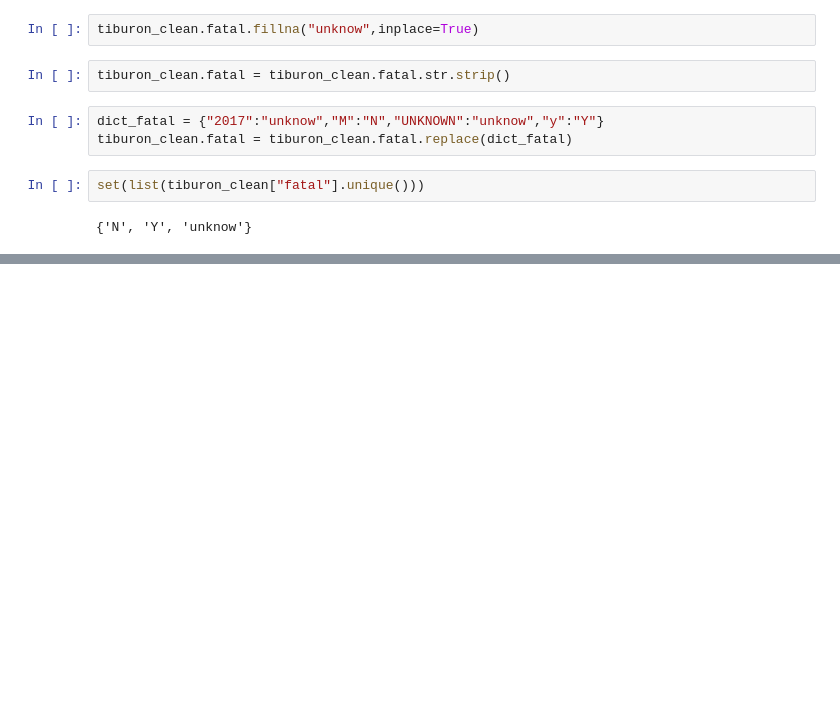
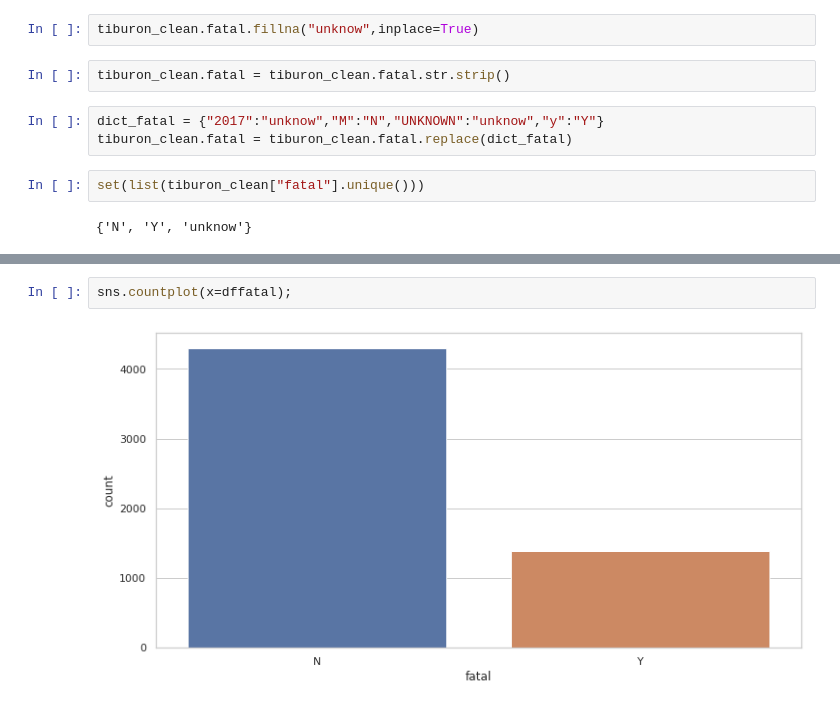
Before and after one commit to Gitfracto/data-cleaning-pandas, a Jupyter notebook: panditas.ipynb, the cells around one changed output, grey strips where cells are left out. Saved outputs shown, nothing was run; the diff lists cells and outputs as text; blank space fills up the shorter version.

```diff
--- a/panditas.ipynb
+++ b/panditas.ipynb
@@ -581,0 +626,4 @@ datos.plot.pie(autopct="%.1f%%")
+# %%
+sns.countplot(x=dffatal);
+# %% [output]
+[figure, added]
```
Also changed, not shown: parts of 39 cells of this notebook.
